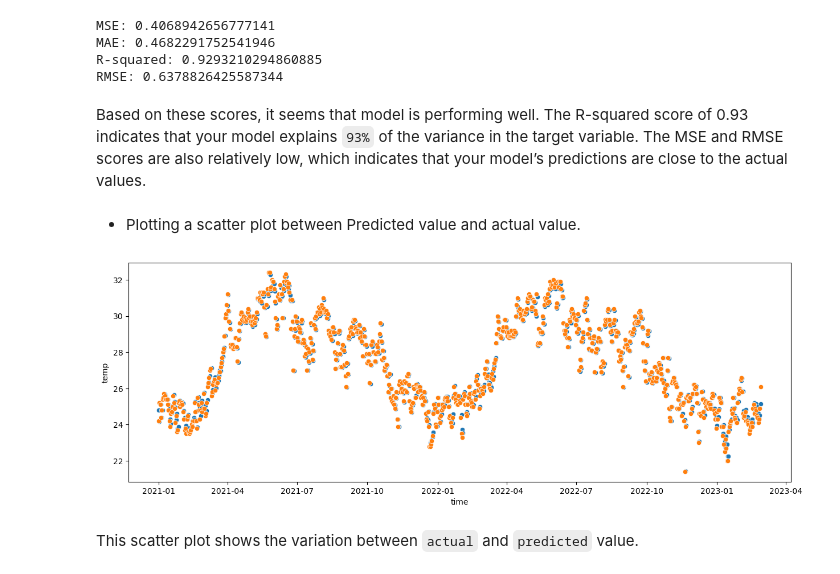
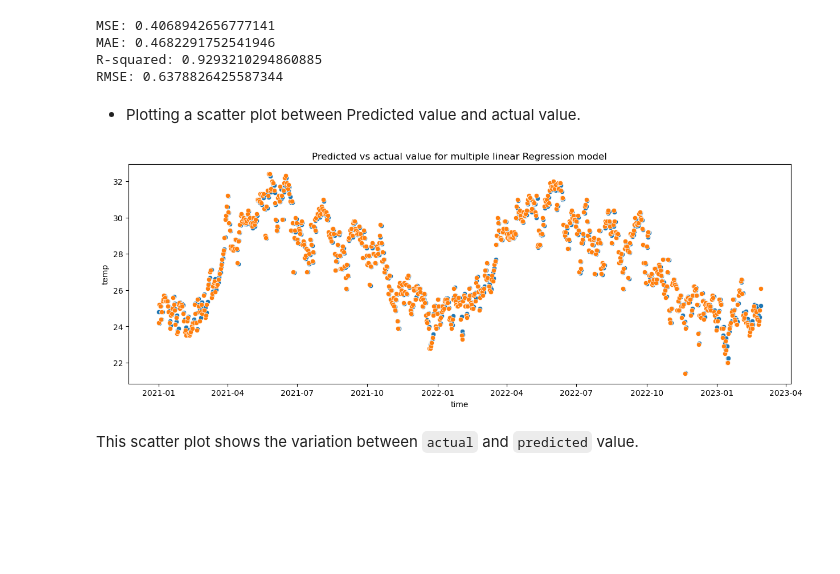
Before and after one commit to S-Vijay-vj/Chennai-Weather-data-analysis-and-Forecasting, a Jupyter notebook: weather_data_analysis_and_forecasting.ipynb, the cells around one changed output. Cells and saved outputs as stored; diff of their text form; code cells hidden in the pictures; blank space fills up the shorter version.

```diff
--- a/weather_data_analysis_and_forecasting.ipynb
+++ b/weather_data_analysis_and_forecasting.ipynb
@@ -637,8 +637,8 @@ LinearRegression()
 # %% [markdown]
 - Pedicting the result using trained model
 # %%
-temp_pred = reg.predict(y[['max_temp','min_temp','mean_temp']])
-temp_pred[:5]
+temp_pred_1 = reg.predict(y[['max_temp','min_temp','mean_temp']])
+temp_pred_1[:5]
 # %% [output]
 array([24.80024357, 24.18630681, 25.16060388, 25.11308956, 24.39106378])
 # %%
@@ -670,17 +694,15 @@ MSE: 0.4068942656777141
 MAE: 0.4682291752541946
 R-squared: 0.9293210294860885
 RMSE: 0.6378826425587344
-# %% [markdown]
-Based on these scores, it seems that model is performing well. The R-squared score of 0.93 indicates that your model explains `93%` of the variance in the target variable. The MSE and RMSE scores are also relatively low, which indicates that your model’s predictions are close to the actual values.
 # %% [markdown]
 - Plotting a scatter plot between Predicted value and actual value.
 # %%
 plt.figure(figsize=(15,5))
-
-sns.scatterplot(x=y.index,y=temp_pred)
+plt.title('Predicted vs actual value for multiple linear Regression model')
+sns.scatterplot(x=y.index,y=temp_pred_1)
 sns.scatterplot(x=y.index,y=temp_actual)
 plt.show()
 # %% [output]
-[figure, old version]
+[figure, new version]
 # %% [markdown]
 This scatter plot shows the variation between `actual` and `predicted` value.
```
Also changed, not shown: parts of 33 cells of this notebook.
